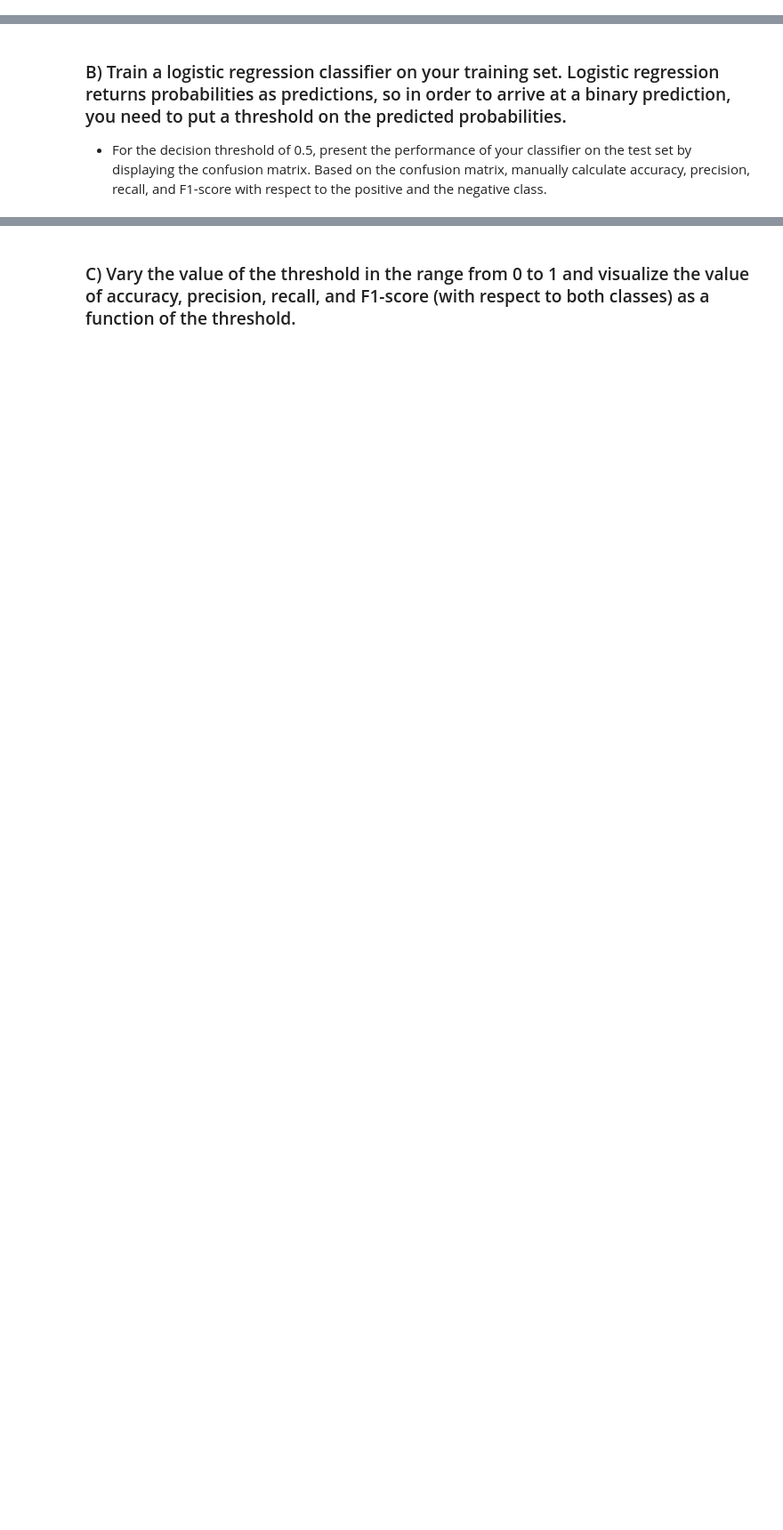
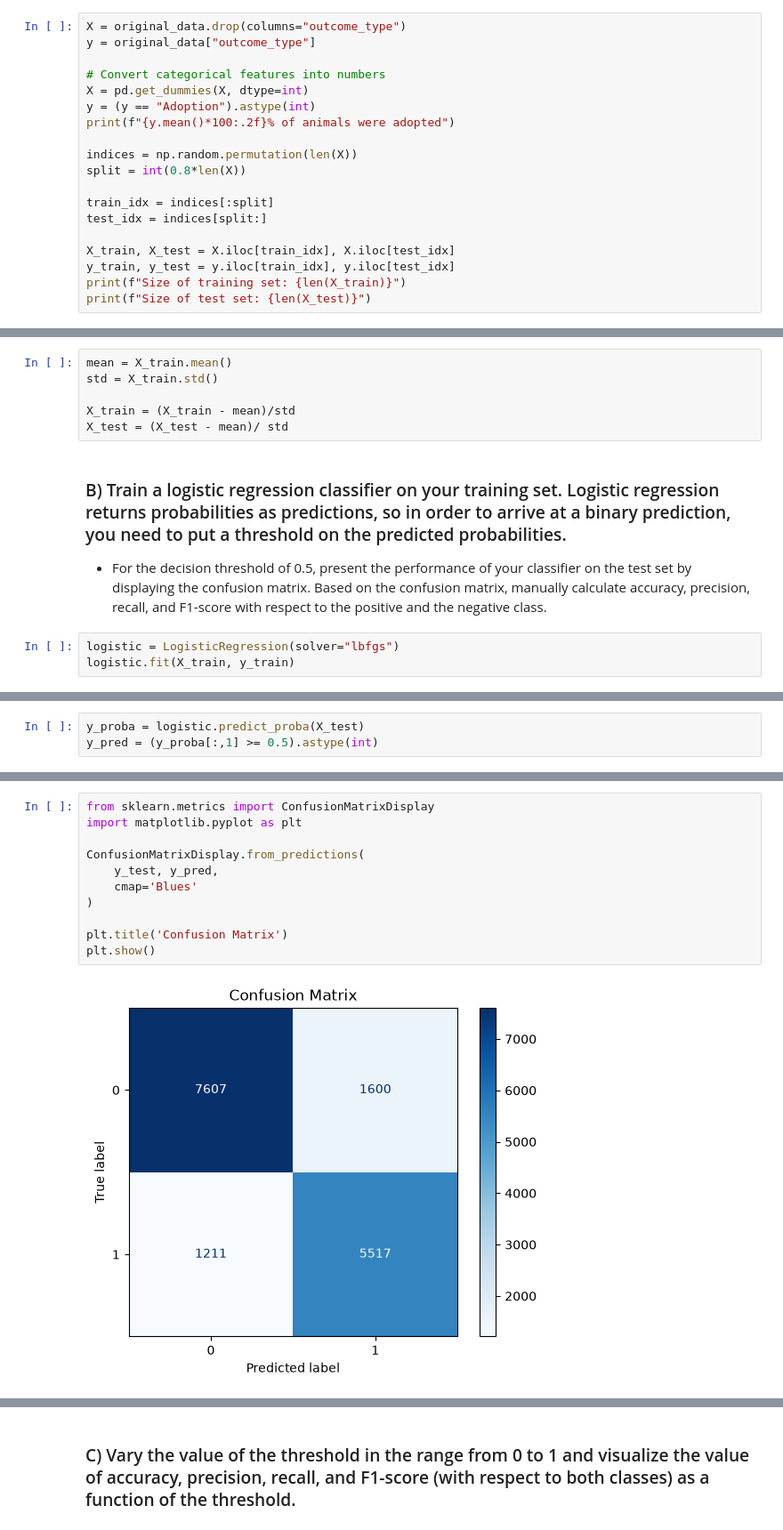
Before and after one commit to dimitripelgrin/ADA2026, a Jupyter notebook: Exercises/07 - Learning from data - Applied machine learning/AppliedML.ipynb, the cells around one changed output, grey strips where cells are left out. Shown at 89% size. Drawn from its saved outputs; the diff is of its cells as text; blank space fills up the shorter version.

```diff
--- a/Exercises/07 - Learning from data - Applied machine learning/AppliedML.ipynb
+++ b/Exercises/07 - Learning from data - Applied machine learning/AppliedML.ipynb
@@ -42,0 +52,19 @@ original_data = pd.read_csv(data_folder+'aac_intakes_outcomes.csv', usecols=colu
+# %%
+X = original_data.drop(columns="outcome_type")
+y = original_data["outcome_type"]
+
+# Convert categorical features into numbers
+X = pd.get_dummies(X, dtype=int)
+y = (y == "Adoption").astype(int)
+print(f"{y.mean()*100:.2f}% of animals were adopted")
+
+indices = np.random.permutation(len(X))
+split = int(0.8*len(X))
+
+train_idx = indices[:split]
+test_idx = indices[split:]
+
+X_train, X_test = X.iloc[train_idx], X.iloc[test_idx]
+y_train, y_test = y.iloc[train_idx], y.iloc[test_idx]
+print(f"Size of training set: {len(X_train)}")
+print(f"Size of test set: {len(X_test)}")
@@ -43,3 +75,12 @@ original_data = pd.read_csv(data_folder+'aac_intakes_outcomes.csv', usecols=colu
+# %%
+mean = X_train.mean()
+std = X_train.std()
+
+X_train = (X_train - mean)/std
+X_test = (X_test - mean)/ std
 # %% [markdown]
 ### B) Train a logistic regression classifier on your training set. Logistic regression returns probabilities as predictions, so in order to arrive at a binary prediction, you need to put a threshold on the predicted probabilities.
 - For the decision threshold of 0.5, present the performance of your classifier on the test set by displaying the confusion matrix. Based on the confusion matrix, manually calculate accuracy, precision, recall, and F1-score with respect to the positive and the negative class.
+# %%
+logistic = LogisticRegression(solver="lbfgs")
+logistic.fit(X_train, y_train)
@@ -45,0 +89,3 @@ original_data = pd.read_csv(data_folder+'aac_intakes_outcomes.csv', usecols=colu
+# %%
+y_proba = logistic.predict_proba(X_test)
+y_pred = (y_proba[:,1] >= 0.5).astype(int)
@@ -45,0 +100,13 @@ original_data = pd.read_csv(data_folder+'aac_intakes_outcomes.csv', usecols=colu
+# %%
+from sklearn.metrics import ConfusionMatrixDisplay
+import matplotlib.pyplot as plt
+
+ConfusionMatrixDisplay.from_predictions(
+    y_test, y_pred,
+    cmap='Blues'
+)
+
+plt.title('Confusion Matrix')
+plt.show()
+# %% [output]
+[figure, added]
```
Also changed, not shown: parts of 10 cells of this notebook, 1 other file.
